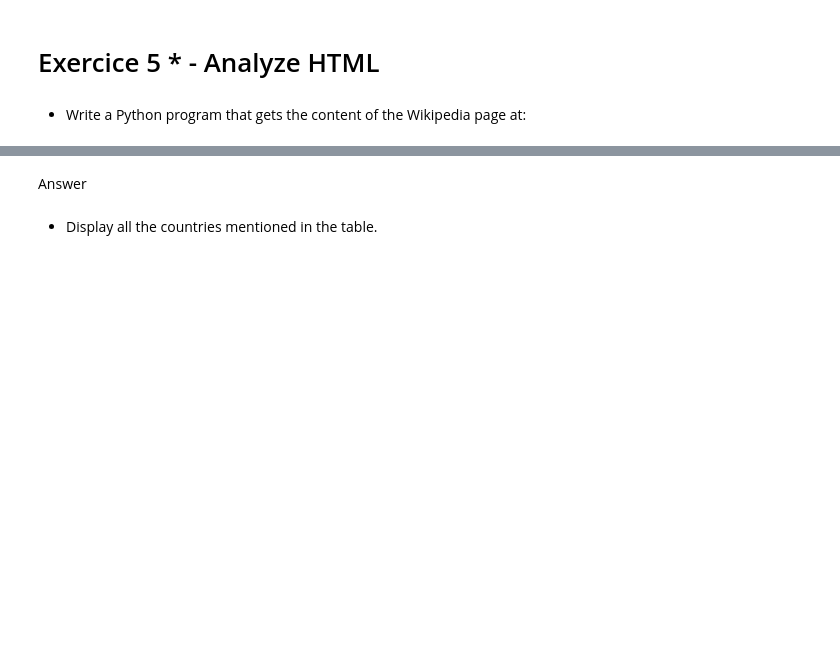
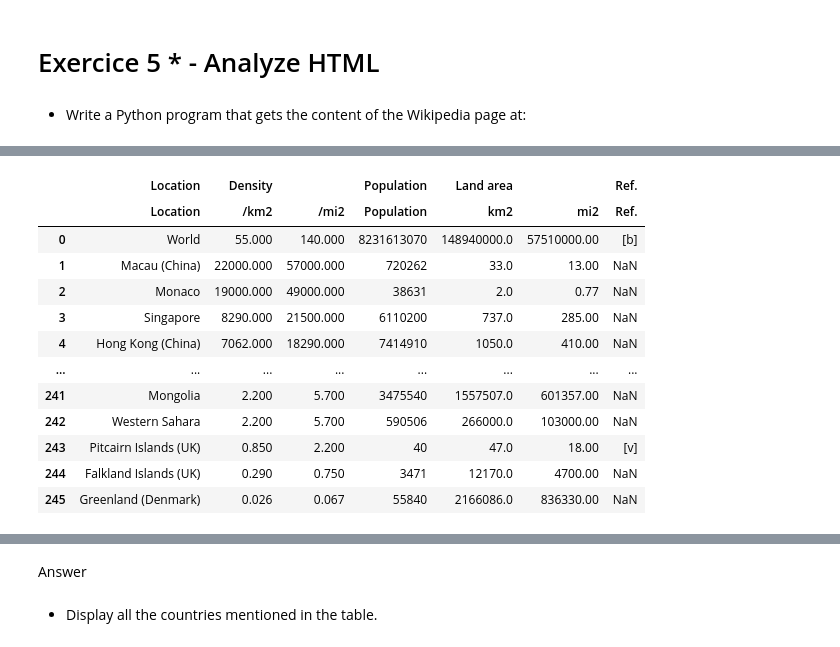
Before and after one commit to hafsakzoun/PROGRES_TME3, a Jupyter notebook: TME3.ipynb, the cells around one changed output, grey strips where cells are left out. Cells and saved outputs as stored; diff of their text form; code cells hidden in the pictures; blank space fills up the shorter version.

```diff
--- a/TME3.ipynb
+++ b/TME3.ipynb
@@ -1090,0 +1133,82 @@ url = "https://en.wikipedia.org/wiki/List_of_countries_and_dependencies_by_popul
+# %%
+import requests
+from bs4 import BeautifulSoup
+import pandas as pd
+import re
+from io import StringIO
+
+# -------------------------
+# 1. Fetch Wikipedia page
+# -------------------------
+url = "https://en.wikipedia.org/wiki/List_of_countries_and_dependencies_by_population_density"
+
+headers = {
+    "User-Agent": (
+        "Mozilla/5.0 (Macintosh; Intel Mac OS X 10_15_7) "
+        "AppleWebKit/537.36 (KHTML, like Gecko) "
+        "Chrome/143.0.0.0 Safari/537.36"
+    )
+}
+
+response = requests.get(url, headers=headers)
+html_content = response.text
+soup = BeautifulSoup(html_content, "html.parser")
+
+# -------------------------
+# 2. Extract all paragraphs
+# -------------------------
+def clean_text(text):
+    return re.sub(r"\[.*?\]", "", text)
+
+paragraphs = soup.find_all("p")
+full_paragraph_text = "\n\n".join(clean_text(p.get_text(strip=True)) for p in paragraphs)
+
+# -------------------------
+# 3. Extract all section headers
+# -------------------------
+headers_list = [h.get_text(strip=True) for h in soup.find_all(['h1','h2','h3','h4','h5','h6'])]
+
+# -------------------------
+# 4. Extract references
+# -------------------------
+reference_section = soup.find("ol", class_="references")
+references = []
+if reference_section:
+    refs = reference_section.find_all("li")
+    for ref in refs:
+        references.append(clean_text(ref.get_text(" ", strip=True)))
+
+# -------------------------
+# 5. Extract all tables
+# -------------------------
+tables = pd.read_html(StringIO(html_content))
+
+# -------------------------
+# 6. Save full content to files (optional)
+# -------------------------
+with open("wikipedia_full_text.txt", "w", encoding="utf-8") as f:
+    f.write(full_paragraph_text)
+
+# Save tables as CSV (optional)
+for i, table in enumerate(tables):
+    table.to_csv(f"wikipedia_table_{i+1}.csv", index=False)
+
+# -------------------------
+# 7. Display summary (without truncating text)
+# -------------------------
+print("===== SECTION HEADERS =====")
+for h in headers_list:
+    print("-", h)
+
+print("\n===== FULL PARAGRAPH TEXT =====")
+print(full_paragraph_text)  # full text without truncation
+
+print("\n===== REFERENCES =====")
+for ref in references:
+    print("-", ref)
+
+print(f"\n===== TABLES FOUND: {len(tables)} =====")
+for i, table in enumerate(tables):
+    print(f"\n--- TABLE {i+1} ---")
+    display(table)  # display the full table
+# %% [output]
@@ -1090,0 +1232,13 @@ url = "https://en.wikipedia.org/wiki/List_of_countries_and_dependencies_by_popul
+|  | Location | Density |  | Population | Land area |  | Ref. |
+|  | Location | /km2 | /mi2 | Population | km2 | mi2 | Ref. |
+| 0 | World | 55.000 | 140.000 | 8231613070 | 148940000.0 | 57510000.00 | [b] |
+| 1 | Macau (China) | 22000.000 | 57000.000 | 720262 | 33.0 | 13.00 | NaN |
+| 2 | Monaco | 19000.000 | 49000.000 | 38631 | 2.0 | 0.77 | NaN |
+| 3 | Singapore | 8290.000 | 21500.000 | 6110200 | 737.0 | 285.00 | NaN |
+| 4 | Hong Kong (China) | 7062.000 | 18290.000 | 7414910 | 1050.0 | 410.00 | NaN |
+| ... | ... | ... | ... | ... | ... | ... | ... |
+| 241 | Mongolia | 2.200 | 5.700 | 3475540 | 1557507.0 | 601357.00 | NaN |
+| 242 | Western Sahara | 2.200 | 5.700 | 590506 | 266000.0 | 103000.00 | NaN |
+| 243 | Pitcairn Islands (UK) | 0.850 | 2.200 | 40 | 47.0 | 18.00 | [v] |
+| 244 | Falkland Islands (UK) | 0.290 | 0.750 | 3471 | 12170.0 | 4700.00 | NaN |
+| 245 | Greenland (Denmark) | 0.026 | 0.067 | 55840 | 2166086.0 | 836330.00 | NaN |
```
Also changed, not shown: parts of 13 cells of this notebook.
